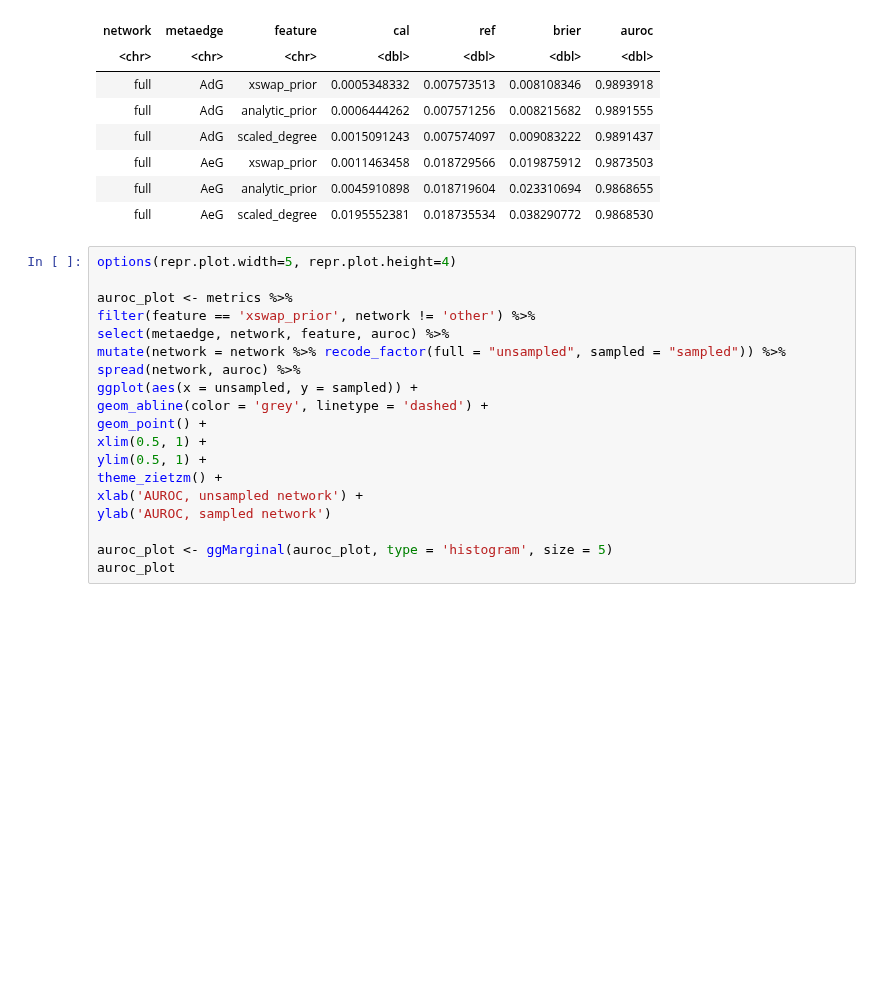
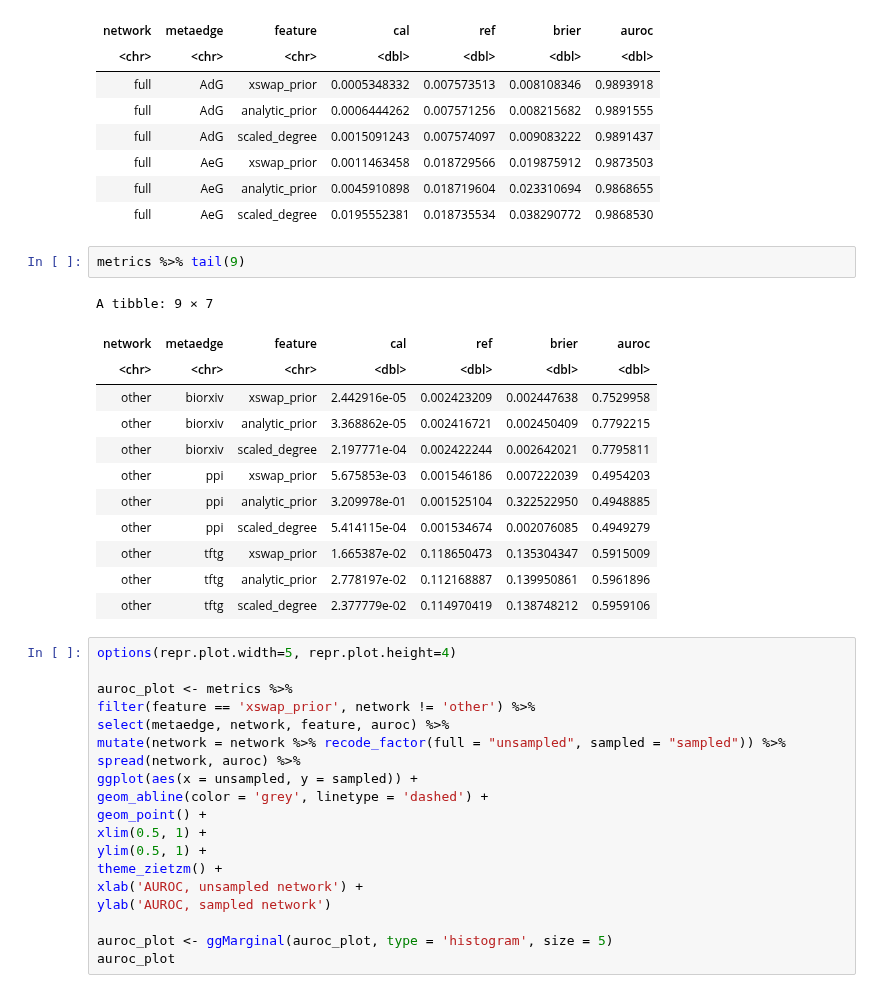
Before and after one commit to greenelab/xswap-analysis, a Jupyter notebook: nb/5.fig3.auroc/plot_auroc.ipynb, the cells around one changed output. Cells and saved outputs as stored; diff of their text form; blank space fills up the shorter version.

```diff
--- a/nb/5.fig3.auroc/plot_auroc.ipynb
+++ b/nb/5.fig3.auroc/plot_auroc.ipynb
@@ -60,6 +60,21 @@ A tibble: 6 × 7
 | full | AeG | xswap_prior | 0.0011463458 | 0.018729566 | 0.019875912 | 0.9873503 |
 | full | AeG | analytic_prior | 0.0045910898 | 0.018719604 | 0.023310694 | 0.9868655 |
 | full | AeG | scaled_degree | 0.0195552381 | 0.018735534 | 0.038290772 | 0.9868530 |
+# %%
+metrics %>% tail(9)
+# %% [output]
+A tibble: 9 × 7
+| network | metaedge | feature | cal | ref | brier | auroc |
+| <chr> | <chr> | <chr> | <dbl> | <dbl> | <dbl> | <dbl> |
+| other | biorxiv | xswap_prior | 2.442916e-05 | 0.002423209 | 0.002447638 | 0.7529958 |
+| other | biorxiv | analytic_prior | 3.368862e-05 | 0.002416721 | 0.002450409 | 0.7792215 |
+| other | biorxiv | scaled_degree | 2.197771e-04 | 0.002422244 | 0.002642021 | 0.7795811 |
+| other | ppi | xswap_prior | 5.675853e-03 | 0.001546186 | 0.007222039 | 0.4954203 |
+| other | ppi | analytic_prior | 3.209978e-01 | 0.001525104 | 0.322522950 | 0.4948885 |
+| other | ppi | scaled_degree | 5.414115e-04 | 0.001534674 | 0.002076085 | 0.4949279 |
+| other | tftg | xswap_prior | 1.665387e-02 | 0.118650473 | 0.135304347 | 0.5915009 |
+| other | tftg | analytic_prior | 2.778197e-02 | 0.112168887 | 0.139950861 | 0.5961896 |
+| other | tftg | scaled_degree | 2.377779e-02 | 0.114970419 | 0.138748212 | 0.5959106 |
 # %%
 options(repr.plot.width=5, repr.plot.height=4)
 
```
Also changed, not shown: 4 other files.
